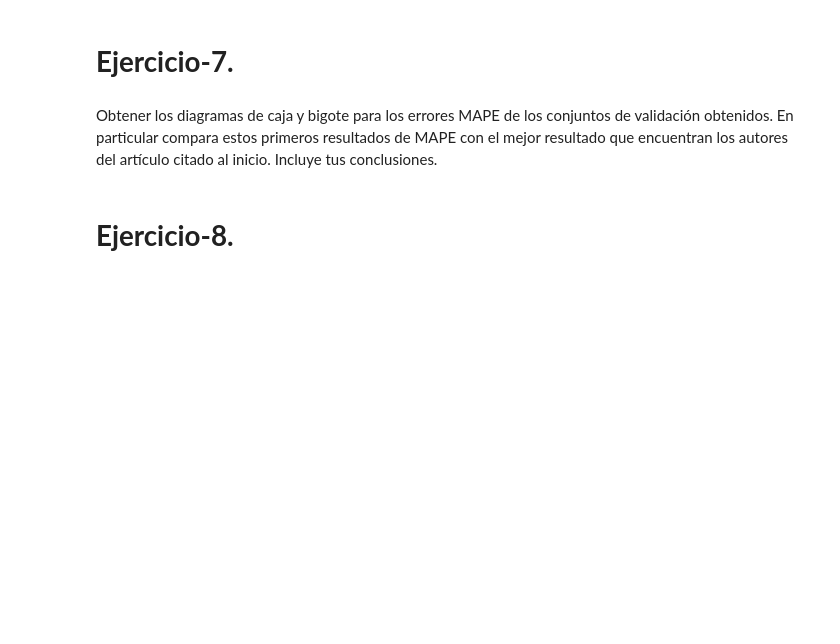
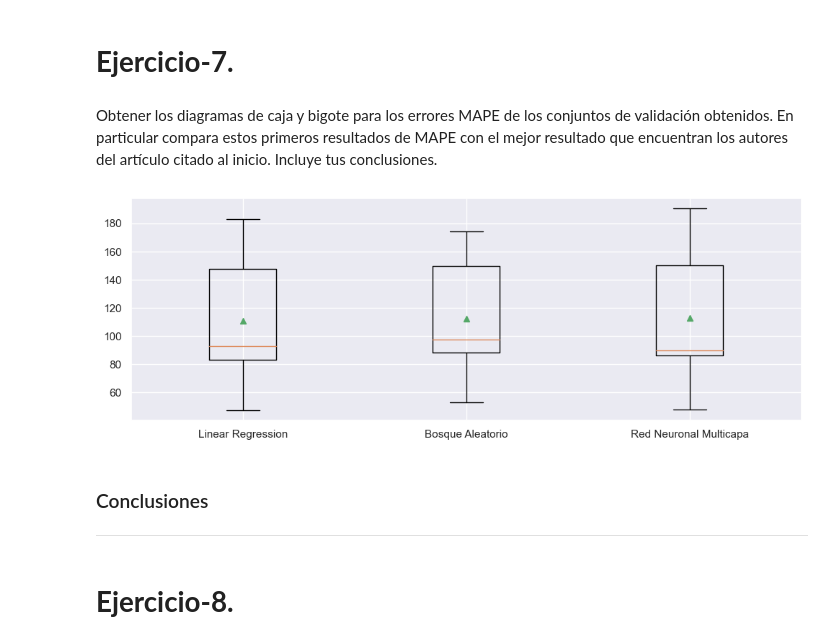
Before and after one commit to KarltonBotics/MNA-IA-Equipos51, a Jupyter notebook: MNA_IAyAA_semana_7_Actividad.ipynb, the cells around one changed output. Drawn from its saved outputs; the diff is of its cells as text; code cells hidden in the pictures; blank space fills up the shorter version.

```diff
--- a/MNA_IAyAA_semana_7_Actividad.ipynb
+++ b/MNA_IAyAA_semana_7_Actividad.ipynb
@@ -306,0 +347,3 @@ None
+# %%
+# Transformaciones a factores categóricos de entrada
+catOHE_pipeline = Pipeline(steps = [('impModa', SimpleImputer(strategy='most_frequent')), ('OneHotE', OneHotEncoder())])
@@ -312,0 +387,8 @@ None
+# %%
+# Entrenamiento del modelo regresor ficticio
+dummy_reg = DummyRegressor(strategy='mean')
+
+pipeline = Pipeline(steps=[('ct', columnasTransformer),('m', dummy_reg)])
+pipeline.fit(X_train300, y_train300)
+y_pred300 = pipeline.predict(X_train300)
+y_pred = pipeline.predict(X_val)
@@ -318,0 +454,25 @@ None
+# %%
+# Entrenamiento del modelov y cargamos los modelos a comparar
+modelos, nombres = get_models()
+resultados = list()
+
+for i in range(len(modelos)):
+    # Parametros del Modelo
+    pipeline = Pipeline(steps=[('ct', columnasTransformer), ('m', modelos[i])])
+
+    kfold = KFold(n_splits=5, shuffle=True, random_state=42)
+    # cv = RepeatedStratifiedKFold(n_splits=5, n_repeats=3, random_state=0)
+    mis_metricas ={'rmsee':make_scorer(rmse),
+                   'mae':make_scorer(mae),
+                   'mape':make_scorer(mape)}
+
+
+    # Entrenamiento del modelo
+    scores = cross_validate(pipeline, X_train, np.ravel(y_train), scoring = mis_metricas, cv=kfold)
+    resultados.append(scores)
+
+    print('%s:\nRMSE: %.3f\nMAE: %.3f\nMAPE: %.3f\n' % (nombres[i],
+                                                          np.mean(scores['test_rmsee']),
+                                                          np.mean(scores['test_mae']),
+                                                          np.mean(scores['test_mape']),
+                                                       ))
@@ -325,3 +502,17 @@ None
+# %%
+# Diagrama de bigotes de los tres modelos de acuerdo con los resultados de su MAPE
+bpRecall = list()
+for i in range(len(resultados)):
+  MAPE_metric = resultados[i]['test_mape']
+  bpRecall.append(MAPE_metric)
+
+plt.boxplot(bpRecall, labels=nombres, showmeans=True)
+plt.show()
+# %% [output]
+[figure, added]
+# %% [markdown]
+### Conclusiones
+-------------------------------
 # %% [markdown]
 # **Ejercicio-8.**
 # %% [markdown]
```
Also changed, not shown: parts of 43 cells of this notebook.
